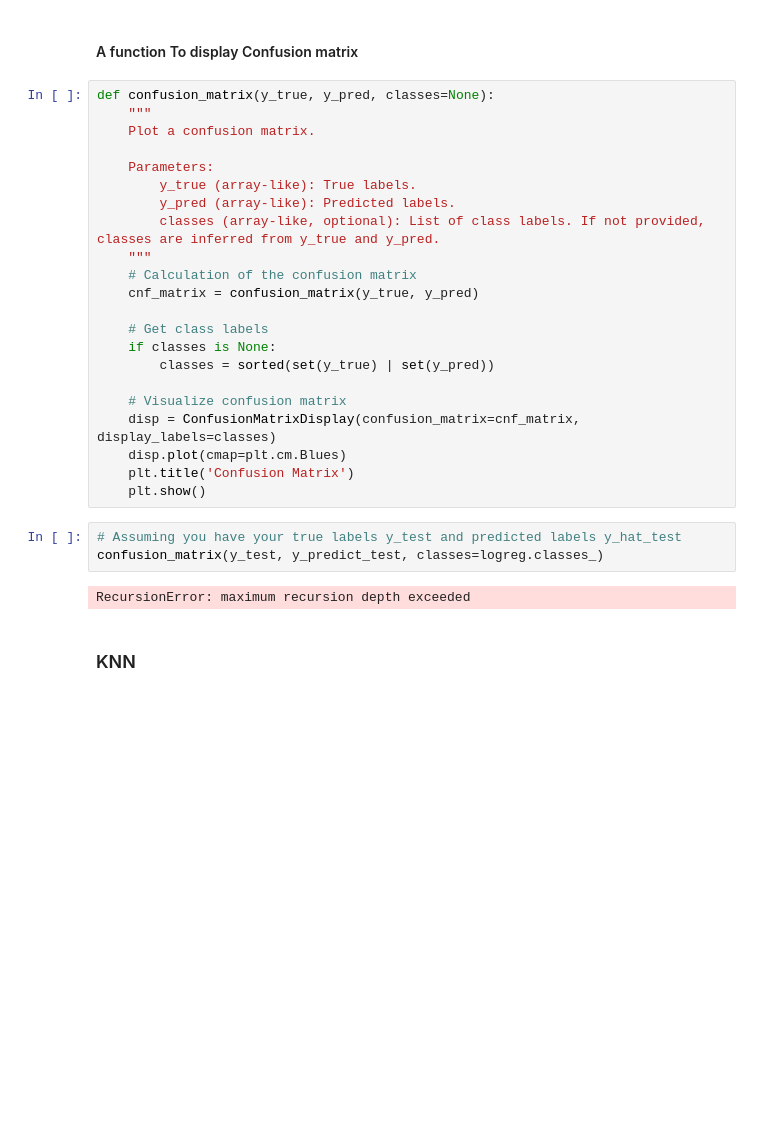
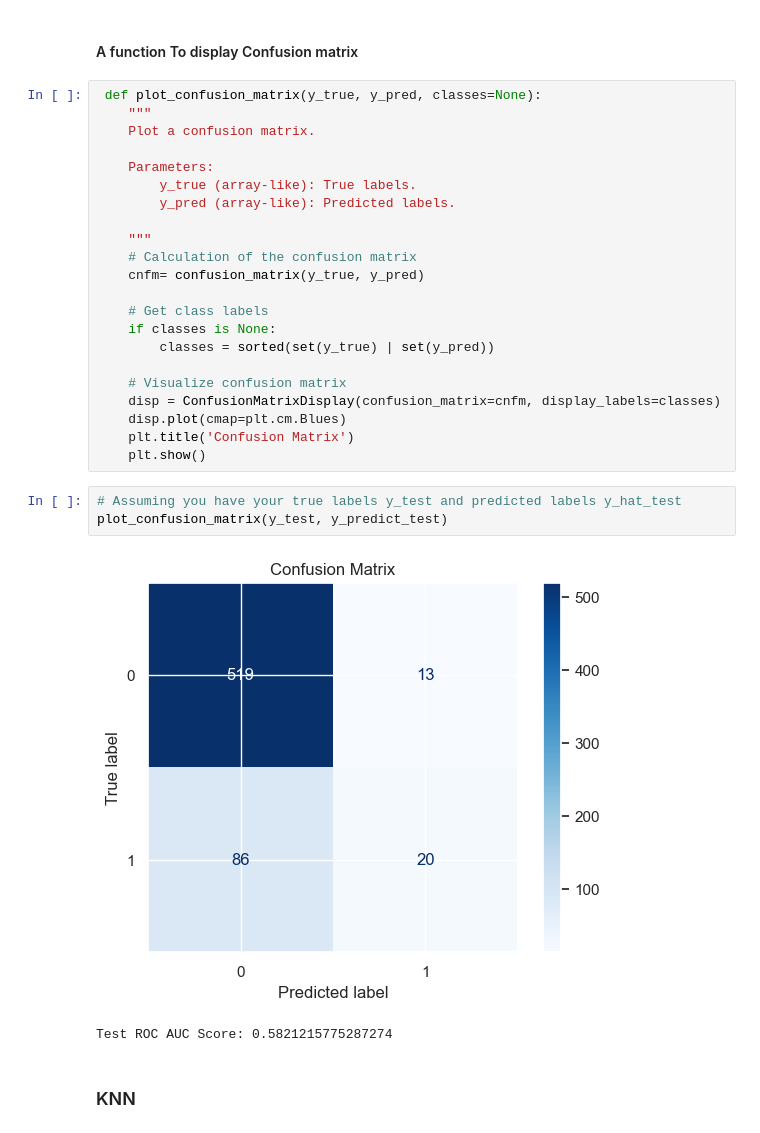
Before and after one commit to Atieng/Customer-Churn-Prediction, a Jupyter notebook: Customer-churn.ipynb, the cells around one changed output. Saved outputs shown, nothing was run; the diff lists cells and outputs as text; blank space fills up the shorter version.

```diff
--- a/Customer-churn.ipynb
+++ b/Customer-churn.ipynb
@@ -803,33 +803,34 @@ Classification Report:
 weighted avg       0.82      0.84      0.81       638
 # %% [markdown]
 #### A function To display Confusion matrix
-# %%
-def confusion_matrix(y_true, y_pred, classes=None):
-    """
-    Plot a confusion matrix.
-
-    Parameters:
-        y_true (array-like): True labels.
-        y_pred (array-like): Predicted labels.
-        classes (array-like, optional): List of class labels. If not provided, classes are inferred from y_true and y_pred.
-    """
-    # Calculation of the confusion matrix
-    cnf_matrix = confusion_matrix(y_true, y_pred)
-
-    # Get class labels
-    if classes is None:
-        classes = sorted(set(y_true) | set(y_pred))
-
-    # Visualize confusion matrix
-    disp = ConfusionMatrixDisplay(confusion_matrix=cnf_matrix, display_labels=classes)
-    disp.plot(cmap=plt.cm.Blues)
-    plt.title('Confusion Matrix')
-    plt.show()
+# %%
+ def plot_confusion_matrix(y_true, y_pred, classes=None):
+    """
+    Plot a confusion matrix.
+
+    Parameters:
+        y_true (array-like): True labels.
+        y_pred (array-like): Predicted labels.
+
+    """
+    # Calculation of the confusion matrix
+    cnfm= confusion_matrix(y_true, y_pred)
+
+    # Get class labels
+    if classes is None:
+        classes = sorted(set(y_true) | set(y_pred))
+
+    # Visualize confusion matrix
+    disp = ConfusionMatrixDisplay(confusion_matrix=cnfm, display_labels=classes)
+    disp.plot(cmap=plt.cm.Blues)
+    plt.title('Confusion Matrix')
+    plt.show()
 # %%
 # Assuming you have your true labels y_test and predicted labels y_hat_test
-confusion_matrix(y_test, y_predict_test, classes=logreg.classes_)
+plot_confusion_matrix(y_test, y_predict_test)
 # %% [output]
+[figure, added]
-RecursionError: maximum recursion depth exceeded
+Test ROC AUC Score: 0.5821215775287274
 # %% [markdown]
 ### KNN
 # %%
```
Also changed, not shown: parts of 31 cells of this notebook.
